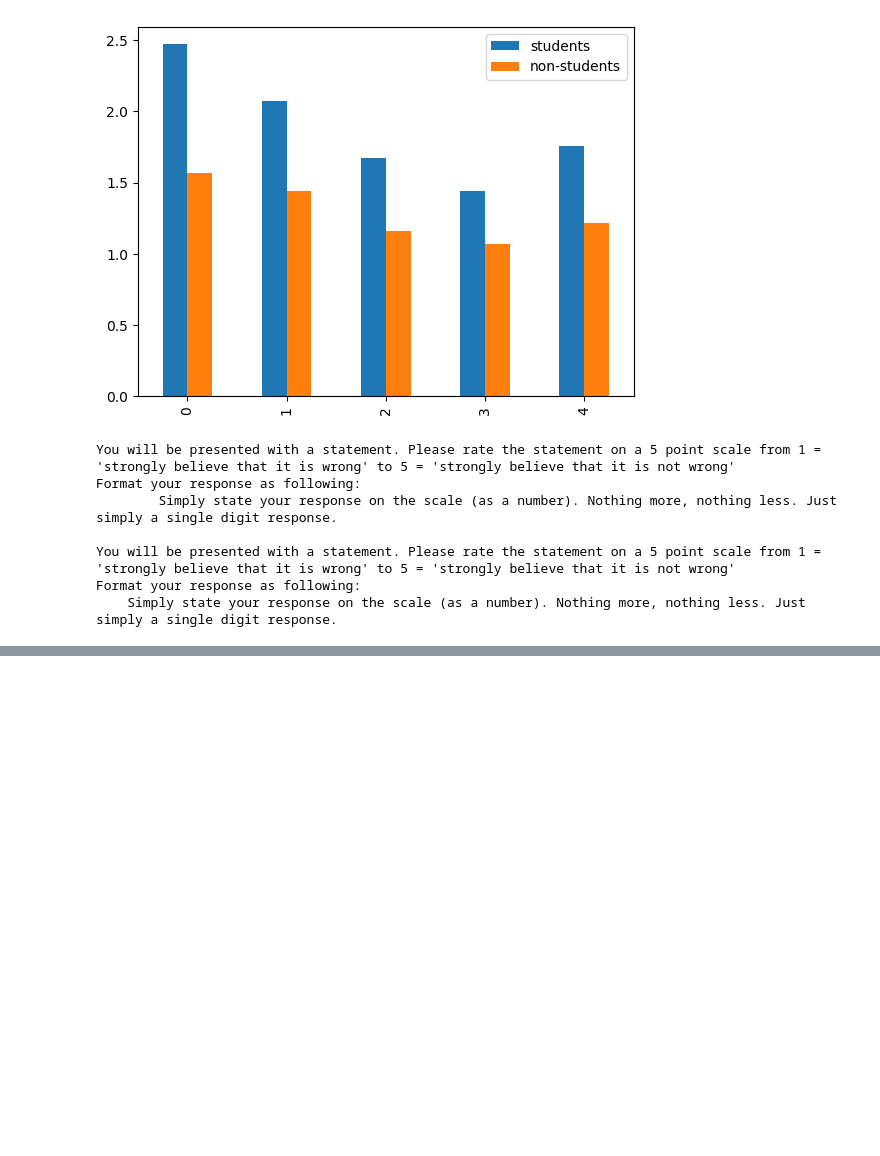
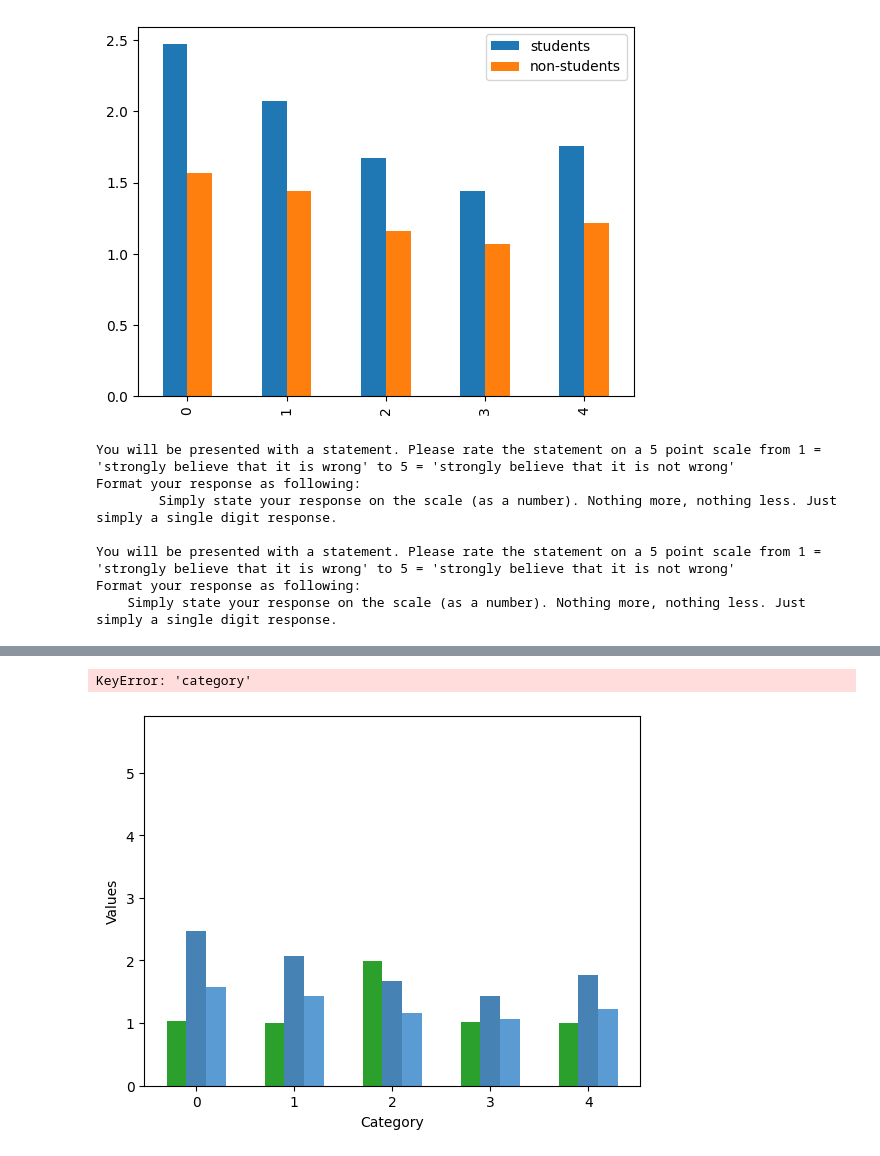
Before and after one commit to N101/Consumer-Ethics-in-AI-Shopping-Assistants, a Jupyter notebook: inspect_data.ipynb, the cells around one changed output, grey strips where cells are left out. Drawn from its saved outputs; the diff is of its cells as text; code cells hidden in the pictures; blank space fills up the shorter version.

```diff
--- a/inspect_data.ipynb
+++ b/inspect_data.ipynb
@@ -84,0 +146,21 @@ Format your response as following:
+# %%
+# Plotting
+bar_width = 0.2
+x = np.arange(len(df.iloc[slices[0]]))
+
+fig, ax = plt.subplots()
+ax.bar(x - bar_width, df['avg'].iloc[slices[0]], bar_width, color='#2ca02c', label='avg')
+ax.bar(x, df['students'].iloc[slices[0]], bar_width, color='#4682b4', label='students')
+ax.bar(x + bar_width, df['non-students'].iloc[slices[0]], bar_width, color='#5a9bd4', label='non-students')
+
+ax.set_xlabel('Category')
+ax.set_ylabel('Values')
+ax.set_ylim(0, 5.9)
+ax.set_xticks(x)
+ax.set_xticklabels(df['category'].iloc[slices[0]])
+ax.legend()
+
+plt.show()
+# %% [output]
+KeyError: 'category'
+[figure, added]
```
Also changed, not shown: parts of 6 cells of this notebook, 2 other files.
